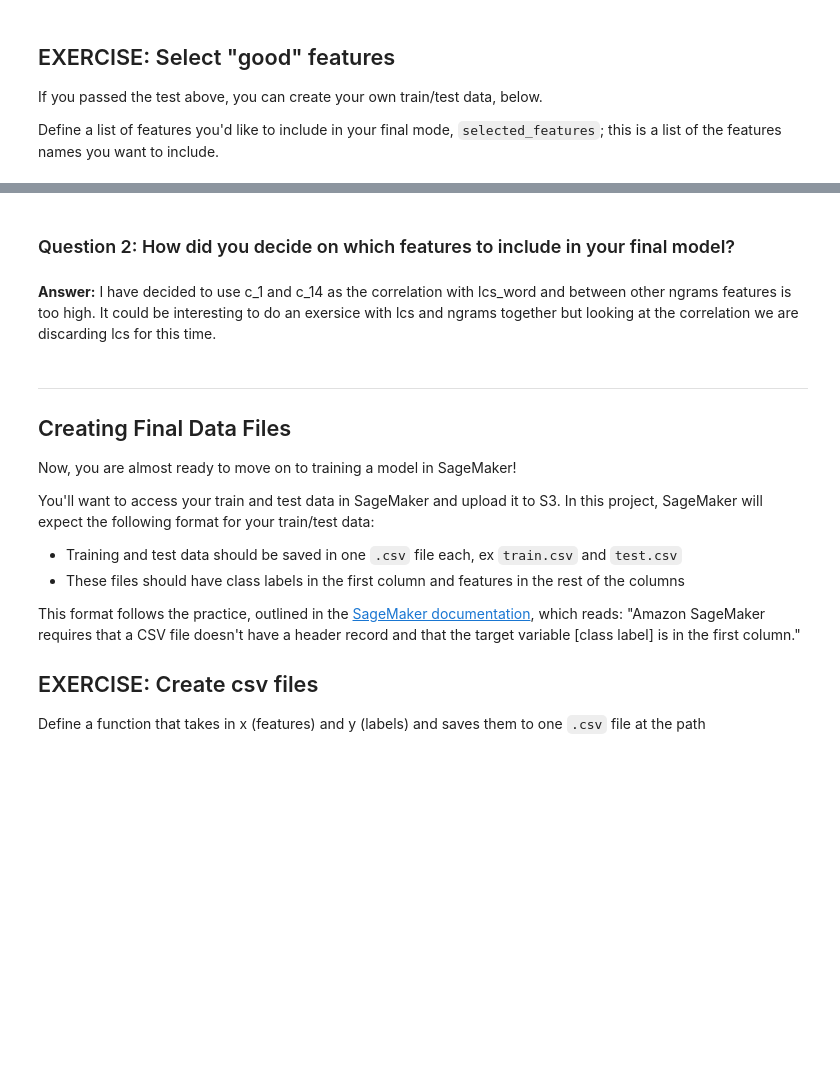
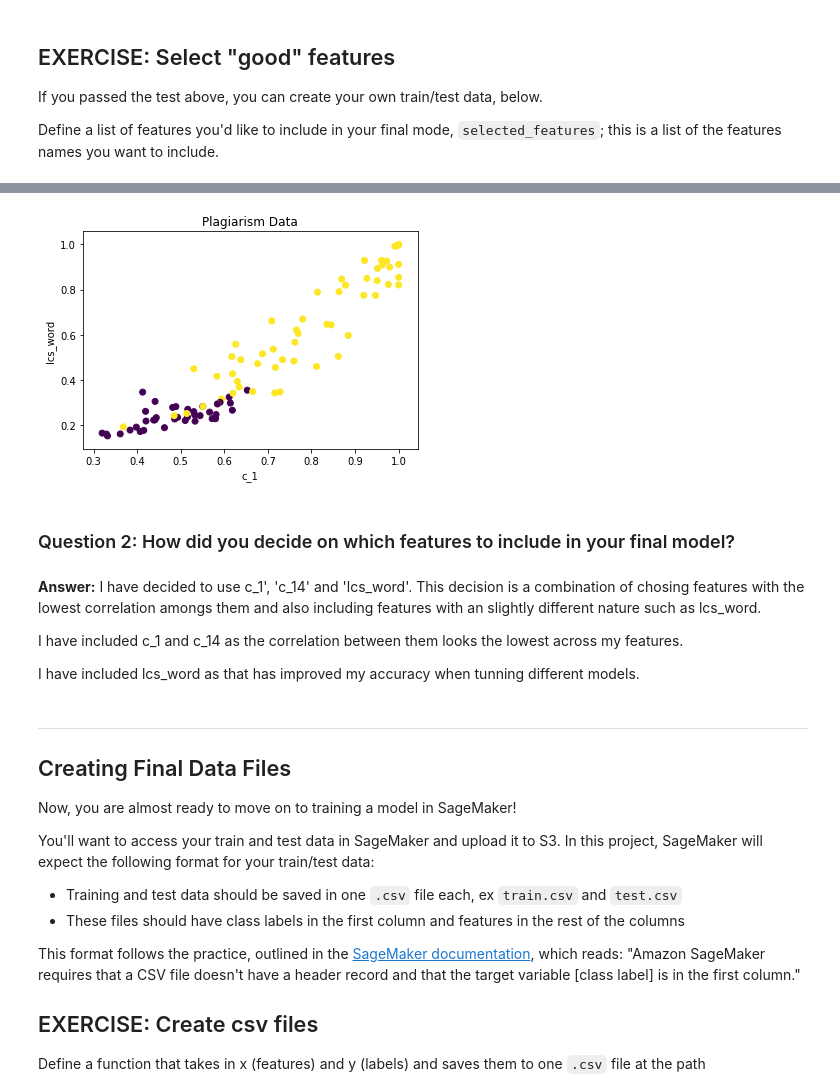
Before and after one commit to manumaqueda/plagiarism-detection, a Jupyter notebook: 2_Plagiarism_Feature_Engineering.ipynb, the cells around one changed output, grey strips where cells are left out. Saved outputs shown, nothing was run; the diff lists cells and outputs as text; code cells hidden in the pictures; blank space fills up the shorter version.

```diff
--- a/2_Plagiarism_Feature_Engineering.ipynb
+++ b/2_Plagiarism_Feature_Engineering.ipynb
@@ -890,8 +906,34 @@ Training df sample:
+# %%
+# test with 2 features
+selected_features = ['c_1', 'lcs_word']
+
+(train_x, train_y), (test_x, test_y) = train_test_data(complete_df, features_df, selected_features)
+# %%
+## plot data
+# just plot the dataset first
+import matplotlib.pyplot as plt
+
+
+fig = plt.figure()
+data_x = np.concatenate((train_x, test_x), axis=0)
+labels = np.concatenate((train_y, test_y), axis=0)
+ax = fig.add_subplot(111)
+ax.scatter(data_x[:,0], data_x[:,1], c=labels)
+plt.title('Plagiarism Data')
+ax.set_xlabel(selected_features[0])
+ax.set_ylabel(selected_features[1])
+plt.show()
+# %% [output]
+[figure, added]
 # %% [markdown]
 ### Question 2: How did you decide on which features to include in your final model?
-# %% [markdown]
-**Answer:**
-I have decided to use c_1 and c_14 as the correlation with lcs_word and between other ngrams features is too high. It could be interesting to do an exersice with lcs and ngrams together but looking at the correlation we are discarding lcs for this time.
+# %% [markdown]
+**Answer:**
+I have decided to use c_1', 'c_14' and 'lcs_word'. This decision is a combination of chosing features with the lowest correlation amongs them and also including features with an slightly different nature such as lcs_word.
+
+I have included c_1 and c_14 as the correlation between them looks the lowest across my features.
+
+I have included lcs_word as that has improved my accuracy when tunning different models.
 # %% [markdown]
 ---
 ## Creating Final Data Files
```
Also changed, not shown: parts of 3 cells of this notebook, 3 other files.
